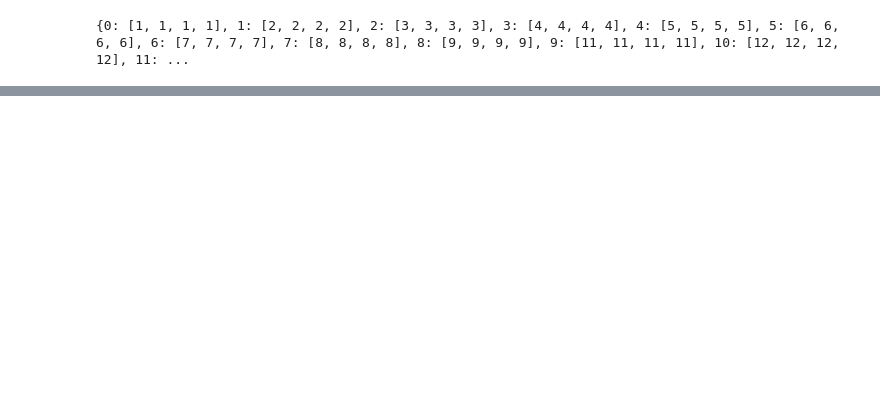
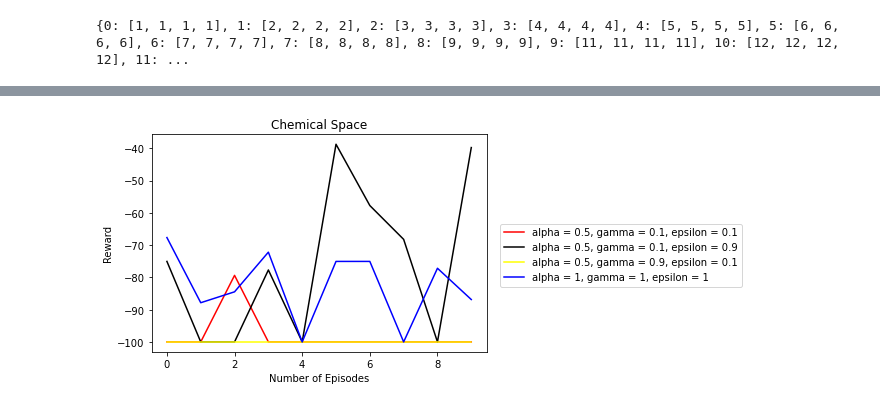
Before and after one commit to AditiRupade/Learning-shortcuts-in-chemical-space-using-Reinforcement-Learning, a Jupyter notebook: Reinforcement_Learning_Model_for_chemical_space.ipynb, the cells around one changed output, grey strips where cells are left out. Saved outputs shown, nothing was run; the diff lists cells and outputs as text; code cells hidden in the pictures; blank space fills up the shorter version.

```diff
--- a/Reinforcement_Learning_Model_for_chemical_space.ipynb
+++ b/Reinforcement_Learning_Model_for_chemical_space.ipynb
@@ -71,7 +75,7 @@ def get_hash(state):
     return -1
 # %%
 # Define a function to choose an action using the epsilon-greedy policy
-def choose_action(state, epsilon):
+def choose_action(Q, state, epsilon):
     if np.random.random() < epsilon:
         # Choose a random action
         return np.random.randint(0, len(molecule_list))
@@ -150,0 +159,18 @@ def run_episodev1(alpha, gamma, epsilon, training=True):
+# %%
+# Train the agent for the specified number of episodes
+alpha = 0.5
+gamma = 0.9
+epsilon = 0.1
+no_of_episodes = 20
+
+#[11,2,13,10]
+#[11,8,9,6]
+ligand_rewards = {}
+ligand_hash = {}
+reset_ligand_data()
+# Initialize the Q-matrix with zeros
+Q = np.zeros((len(ligand_rewards),len(molecule_list)))
+
+for i in range(no_of_episodes):
+    total_reward, state, Q, hits = run_episodev1(Q, alpha, gamma, epsilon)
+    print(f"Episode {i} : Total Reward = {total_reward}, Final State = {state}, Hashcode found = {hits}")
@@ -150,0 +198,62 @@ def run_episodev1(alpha, gamma, epsilon, training=True):
+# %%
+episodes = 100
+test_episodes = np.arange(0,10,1)
+#max_Q = np.zeros(len(episodes), dtype=float)
+
+alpha = [0.5,0.5,0.5,1]
+gamma = [0.1,0.1,0.9,1]
+epsilon = [0.1,0.9,0.1,1]
+
+random_color=['red', 'black', 'yellow', 'blue']
+
+fig1,ax1 = plt.subplots()
+fig2,ax2 = plt.subplots()
+fig3,ax3 = plt.subplots()
+#ax1.figure(figsize=(8, 6), dpi=80)
+#ax2.figure(figsize=(8, 6), dpi=80)
+for m in range(len(alpha)):
+    reward = []
+    cumm_reward = []
+    max_Q = []
+    tot_reward = 0
+
+    # Reset Database
+    ligand_rewards = {}
+    ligand_hash = {}
+    reset_ligand_data()
+
+    # Initialize the Q-matrix with zeros
+    Q = np.zeros((len(ligand_rewards),len(molecule_list)))
+
+    # Train the agent for the specified number of episodes
+    for j in range(episodes):
+        _, _, Q, _ = run_episodev1(Q, alpha[m], gamma[m], epsilon[m])
+        max_Q.append(Q[0].max())
+
+    ax3.plot(np.arange(0,episodes,1), max_Q, label = 'alpha = {}, gamma = {}, epsilon = {}'.format(alpha[m], gamma[m], epsilon[m]), color=random_color[m])
+
+    # Test agent and evaluate performance
+    for j in range(len(test_episodes)):
+        R, _, Q, _ = run_episodev1(Q, alpha[m], gamma[m], epsilon[m], training = False)
+        reward.append(R)
+        tot_reward += R
+        cumm_reward.append(tot_reward)
+
+    ax1.plot(test_episodes, reward, label = 'alpha = {}, gamma = {}, epsilon = {}'.format(alpha[m], gamma[m], epsilon[m]), color=random_color[m])
+    ax2.plot(test_episodes, cumm_reward, label = 'alpha = {}, gamma = {}, epsilon = {}'.format(alpha[m], gamma[m], epsilon[m]), color=random_color[m])
+
+ax1.legend(loc=(1.04,0.3))
+ax2.legend(loc=(1.04,0.3))
+ax3.legend(loc=(1.04,0.3))
+ax1.set_title('Chemical Space')
+ax1.set_xlabel('Number of Episodes')
+ax1.set_ylabel('Reward')
+ax2.set_title('Chemical Space')
+ax2.set_xlabel('Number of Episodes')
+ax2.set_ylabel('Cummulative Reward')
+ax3.set_title('Chemical Space')
+ax3.set_xlabel('Number of Episodes')
+ax3.set_ylabel('Maximum of Q (Start)')
+plt.show()
+# %% [output]
+[figure, added]
```
Also changed, not shown: parts of 15 cells of this notebook.
